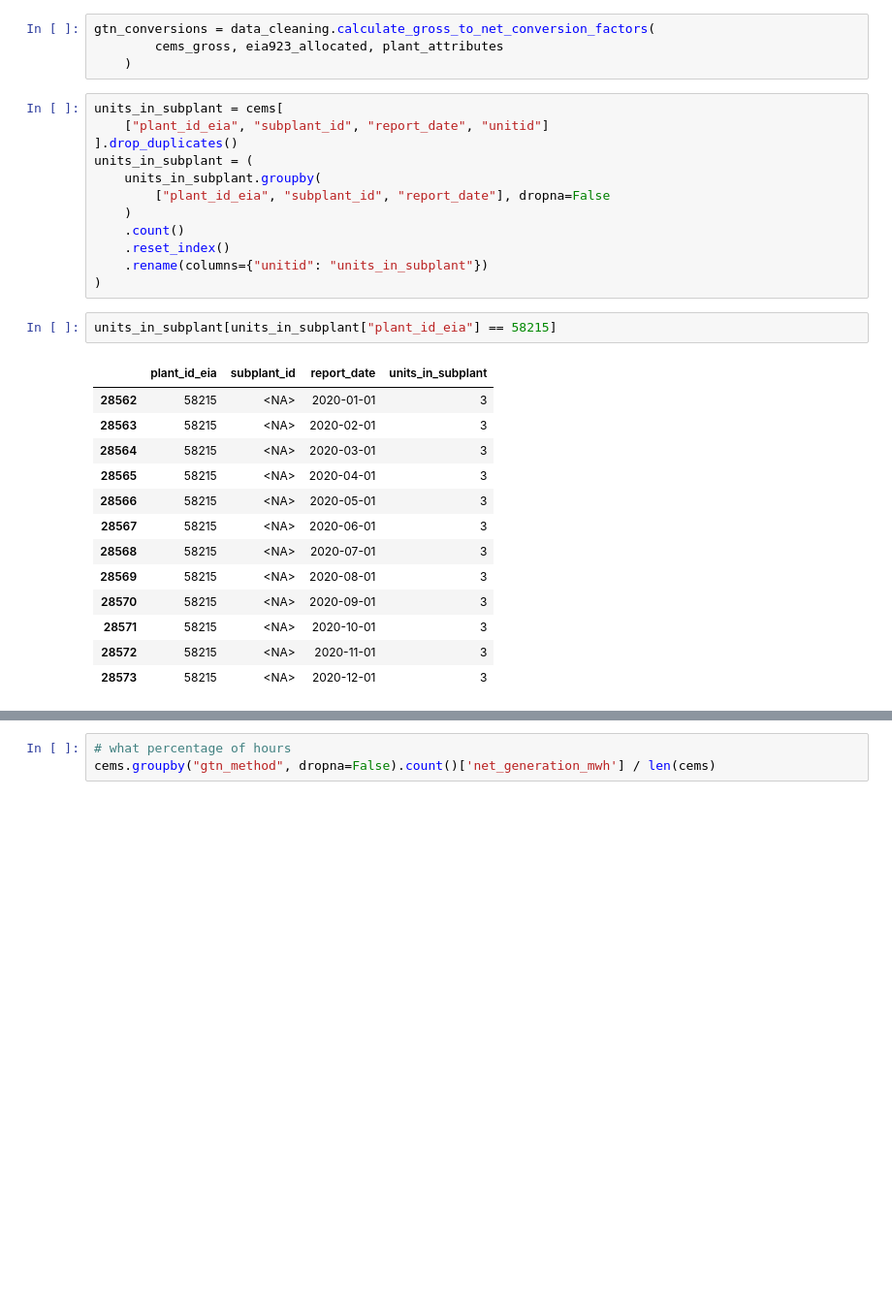
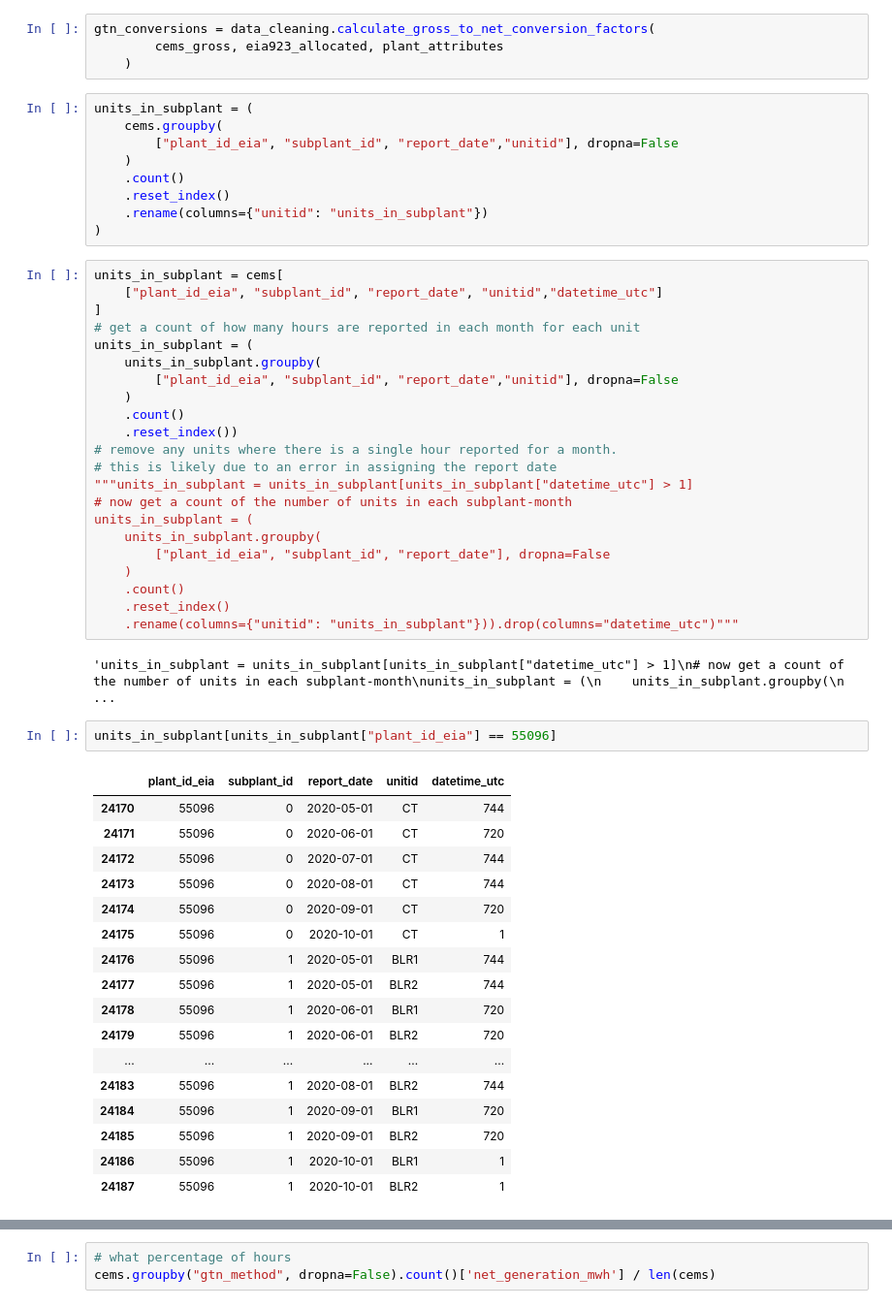
Before and after one commit to singularity-energy/open-grid-emissions, a Jupyter notebook: notebooks/test_gross_to_net.ipynb, the cells around one changed output, grey strips where cells are left out. Shown at 97% size. Drawn from its saved outputs; the diff is of its cells as text; blank space fills up the shorter version.

Commit message:
fix errors in GTN calc

```diff
--- a/notebooks/test_gross_to_net.ipynb
+++ b/notebooks/test_gross_to_net.ipynb
@@ -81,31 +92,56 @@ gtn_conversions = data_cleaning.calculate_gross_to_net_conversion_factors(
         cems_gross, eia923_allocated, plant_attributes
     )
 # %%
-units_in_subplant = cems[
-    ["plant_id_eia", "subplant_id", "report_date", "unitid"]
-].drop_duplicates()
 units_in_subplant = (
-    units_in_subplant.groupby(
-        ["plant_id_eia", "subplant_id", "report_date"], dropna=False
+    cems.groupby(
+        ["plant_id_eia", "subplant_id", "report_date","unitid"], dropna=False
     )
     .count()
     .reset_index()
     .rename(columns={"unitid": "units_in_subplant"})
 )
+# %%
+units_in_subplant = cems[
+    ["plant_id_eia", "subplant_id", "report_date", "unitid","datetime_utc"]
+]
+# get a count of how many hours are reported in each month for each unit
+units_in_subplant = (
+    units_in_subplant.groupby(
+        ["plant_id_eia", "subplant_id", "report_date","unitid"], dropna=False
+    )
+    .count()
+    .reset_index())
+# remove any units where there is a single hour reported for a month.
+# this is likely due to an error in assigning the report date
+"""units_in_subplant = units_in_subplant[units_in_subplant["datetime_utc"] > 1]
+# now get a count of the number of units in each subplant-month
+units_in_subplant = (
+    units_in_subplant.groupby(
+        ["plant_id_eia", "subplant_id", "report_date"], dropna=False
+    )
+    .count()
+    .reset_index()
+    .rename(columns={"unitid": "units_in_subplant"})).drop(columns="datetime_utc")"""
+# %% [output]
+'units_in_subplant = units_in_subplant[units_in_subplant["datetime_utc"] > 1]\n# now get a count of the number of units in each subplant-month\nunits_in_subplant = (\n    units_in_subplant.groupby(\n  ...
 # %%
-units_in_subplant[units_in_subplant["plant_id_eia"] == 58215]
+units_in_subplant[units_in_subplant["plant_id_eia"] == 55096]
 # %% [output]
-|  | plant_id_eia | subplant_id | report_date | units_in_subplant |
-| 28562 | 58215 | <NA> | 2020-01-01 | 3 |
-| 28563 | 58215 | <NA> | 2020-02-01 | 3 |
-| 28564 | 58215 | <NA> | 2020-03-01 | 3 |
-| 28565 | 58215 | <NA> | 2020-04-01 | 3 |
-| 28566 | 58215 | <NA> | 2020-05-01 | 3 |
-| 28567 | 58215 | <NA> | 2020-06-01 | 3 |
-| 28568 | 58215 | <NA> | 2020-07-01 | 3 |
-| 28569 | 58215 | <NA> | 2020-08-01 | 3 |
-| 28570 | 58215 | <NA> | 2020-09-01 | 3 |
-| 28571 | 58215 | <NA> | 2020-10-01 | 3 |
-| 28572 | 58215 | <NA> | 2020-11-01 | 3 |
-| 28573 | 58215 | <NA> | 2020-12-01 | 3 |
+|  | plant_id_eia | subplant_id | report_date | unitid | datetime_utc |
+| 24170 | 55096 | 0 | 2020-05-01 | CT | 744 |
+| 24171 | 55096 | 0 | 2020-06-01 | CT | 720 |
+| 24172 | 55096 | 0 | 2020-07-01 | CT | 744 |
+| 24173 | 55096 | 0 | 2020-08-01 | CT | 744 |
+| 24174 | 55096 | 0 | 2020-09-01 | CT | 720 |
+| 24175 | 55096 | 0 | 2020-10-01 | CT | 1 |
+| 24176 | 55096 | 1 | 2020-05-01 | BLR1 | 744 |
+| 24177 | 55096 | 1 | 2020-05-01 | BLR2 | 744 |
+| 24178 | 55096 | 1 | 2020-06-01 | BLR1 | 720 |
+| 24179 | 55096 | 1 | 2020-06-01 | BLR2 | 720 |
+| ... | ... | ... | ... | ... | ... |
+| 24183 | 55096 | 1 | 2020-08-01 | BLR2 | 744 |
+| 24184 | 55096 | 1 | 2020-09-01 | BLR1 | 720 |
+| 24185 | 55096 | 1 | 2020-09-01 | BLR2 | 720 |
+| 24186 | 55096 | 1 | 2020-10-01 | BLR1 | 1 |
+| 24187 | 55096 | 1 | 2020-10-01 | BLR2 | 1 |
 # %%
```
Also changed, not shown: parts of 20 cells of this notebook, 3 other files.
